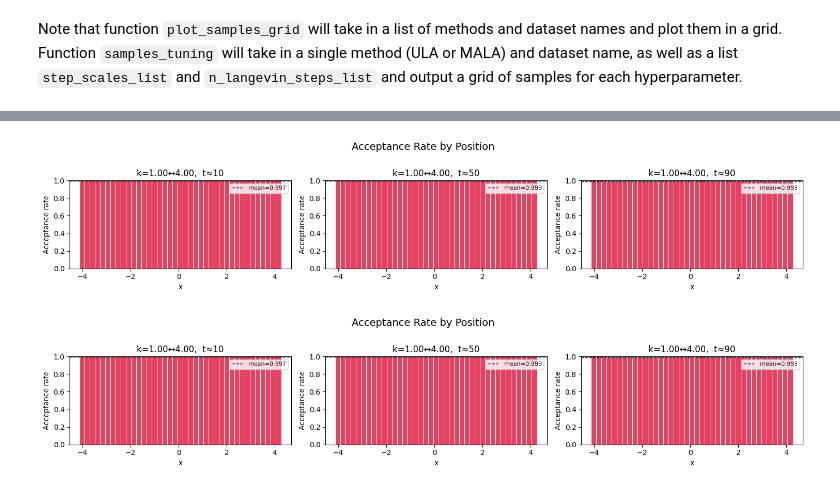
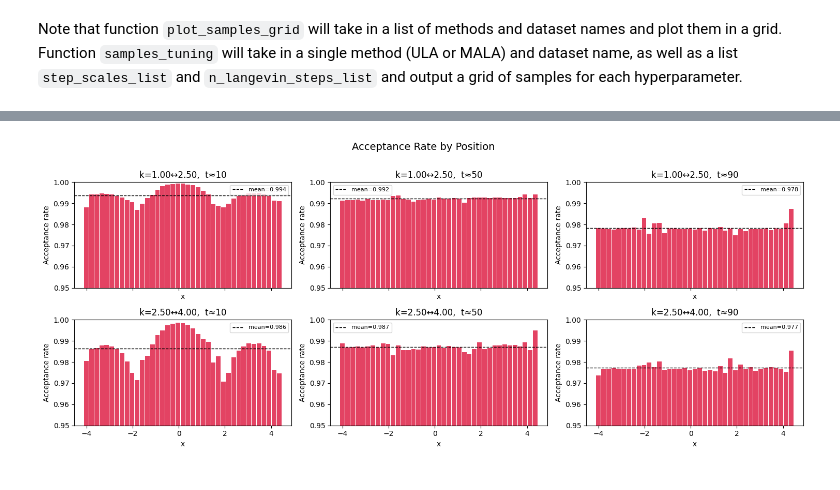
Before and after one commit to oatmeallover/parallel_tempering, a Jupyter notebook: tempered_energy.ipynb, the cells around one changed output, grey strips where cells are left out. Cells and saved outputs as stored; diff of their text form; code cells hidden in the pictures.

```diff
--- a/tempered_energy.ipynb
+++ b/tempered_energy.ipynb
@@ -18,8 +53,8 @@ dataset_name = "composed"
 methods = ["ULA"]
 k = [4.0]
 sigma = 0.5
-step_scale = 0.5
-n_langevin_steps = 1
+step_scale = 1
+n_langevin_steps = 4
 filename = "testing_parallel"
 
 samples, figures = plot_samples_grid(
@@ -89,7 +123,4 @@ plot_acceptance_over_time(figures)
 # %%
-import numpy as np
-import torch
-
 def plot_acceptance_over_position(acceptance_ladder, x_final, timesteps_to_show=[10, 50, 90]):
     x_np = x_final.detach().cpu().numpy().flatten()
 
@@ -122,34 +153,34 @@ def plot_acceptance_over_position(acceptance_ladder, x_final, timesteps_to_show=
             stacked = torch.stack(by_time[closest_t], dim=0).float()  # (n_langevin, n_particles)
             per_particle_acceptance = stacked.mean(dim=0).numpy().flatten()
 
             bin_indices = np.digitize(x_np, bins) - 1
             bin_indices = np.clip(bin_indices, 0, len(bin_centers) - 1)
 
             bin_acceptance = np.full(len(bin_centers), np.nan)
             for b in range(len(bin_centers)):
                 mask = bin_indices == b
                 if mask.sum() > 0:
                     bin_acceptance[b] = per_particle_acceptance[mask].mean()
 
             valid = ~np.isnan(bin_acceptance)
             ax.bar(bin_centers[valid], bin_acceptance[valid],
                    width=bin_width * 0.9, color="crimson", alpha=0.8)
 
             mean_acc = np.nanmean(bin_acceptance)
             ax.axhline(mean_acc, color='black', linestyle='--', linewidth=1,
                        label=f"mean={mean_acc:.3f}")
 
-            ax.set_ylim(0, 1)
+            ax.set_ylim(0.95, 1)
             ax.set_ylabel("Acceptance rate")
             ax.set_xlabel("x")
             ax.set_title(f"k={k_less:.2f}↔{k_more:.2f},  t≈{closest_t}")
             ax.legend(fontsize=8)
 
     fig.suptitle("Acceptance Rate by Position", fontsize=14, y=1.01)
     plt.tight_layout()
     plt.show()
     return fig
-plot_acceptance_over_position(figures, samples[(0,0)]["samples"])
+
+_ = plot_acceptance_over_position(figures, samples[(0,0)]["samples"])
 # %% [output]
-[figure, old version]
+[figure, new version]
-[figure, removed]
```
Also changed, not shown: parts of 4 cells of this notebook, 2 other files.
